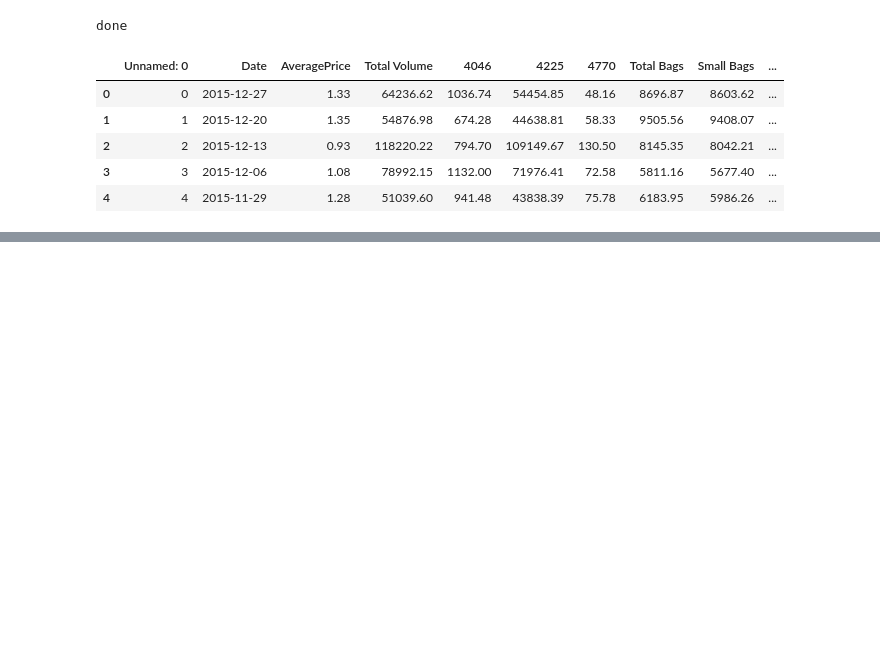
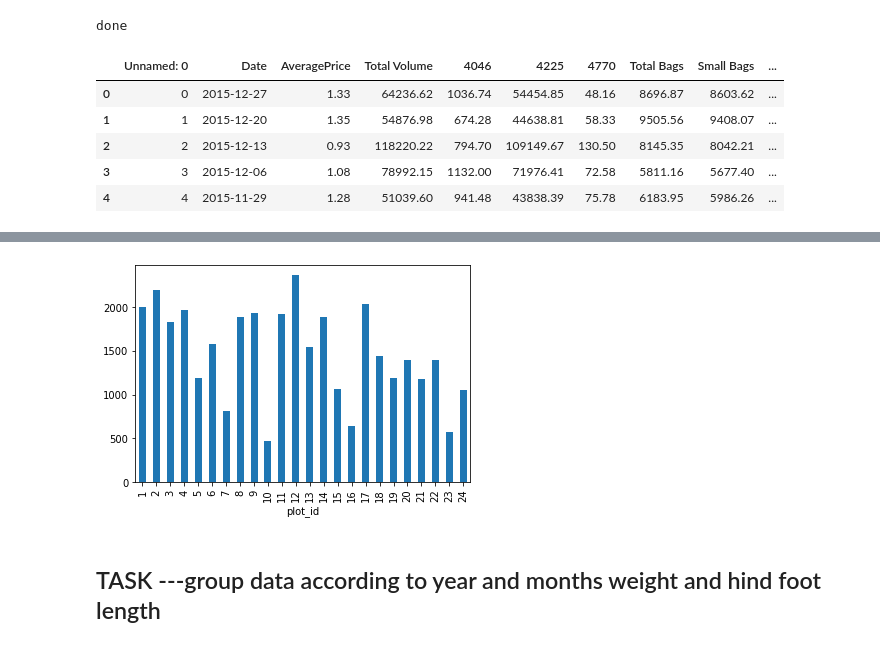
Before and after one commit to Ebuka007/Data-Science, a Jupyter notebook: PY_DAY_3.ipynb, the cells around one changed output, grey strips where cells are left out. Drawn from its saved outputs; the diff is of its cells as text; code cells hidden in the pictures; blank space fills up the shorter version.

```diff
--- a/PY_DAY_3.ipynb
+++ b/PY_DAY_3.ipynb
@@ -111,0 +320,10 @@ df.head()
+# %%
+total_count = surveys_df.groupby('plot_id')['record_id'].nunique()
+# Let's plot that too
+total_count.plot(kind='bar');
+# %% [output]
+[figure, added]
+# %% [markdown]
+TASK ---group data according to year and months
+weight and hind foot length
+---
```
Also changed, not shown: parts of 27 cells of this notebook.
